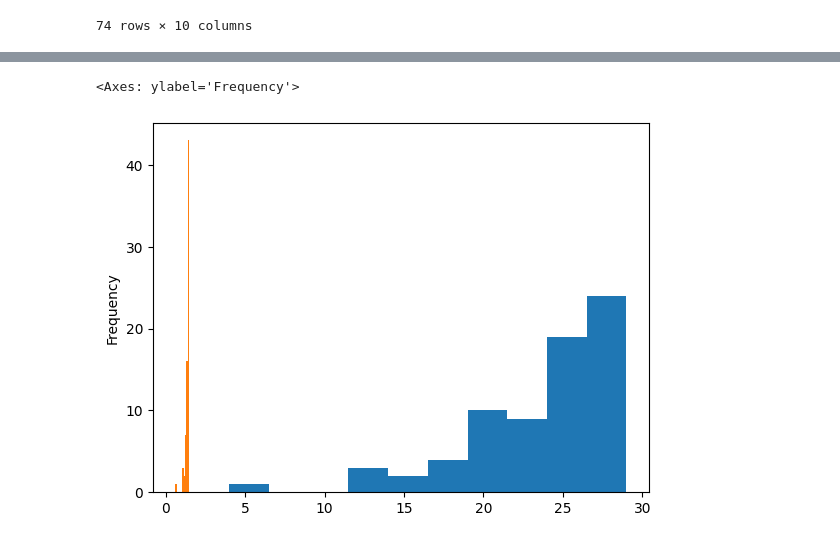
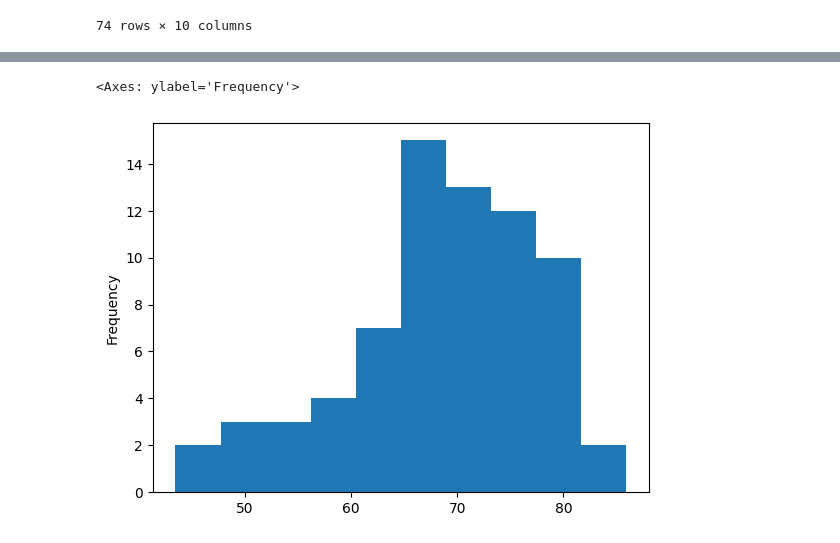
Before and after one commit to NEHA1039/DSBDL-LAB, a Jupyter notebook: dsbdl_assignment_2.ipynb, the cells around one changed output, grey strips where cells are left out. Drawn from its saved outputs; the diff is of its cells as text; code cells hidden in the pictures.

```diff
--- a/dsbdl_assignment_2.ipynb
+++ b/dsbdl_assignment_2.ipynb
@@ -109,10 +140,8 @@ df.boxplot()
+# %%
+df=pd.read_excel("/content/Demo Marks.xlsx")
 # %%
-
 import matplotlib.pyplot as plt
-df['UT 1 Marks'].plot (kind='hist')
-df ['marks']=np.log10 (df['UT 1 Marks'])
-
-df['marks'].plot(kind = 'hist')
+df['%'].plot(kind = 'hist')
 # %% [output]
 <Axes: ylabel='Frequency'>
-[figure, old version]
+[figure, new version]
```
Also changed, not shown: parts of 15 cells of this notebook.
